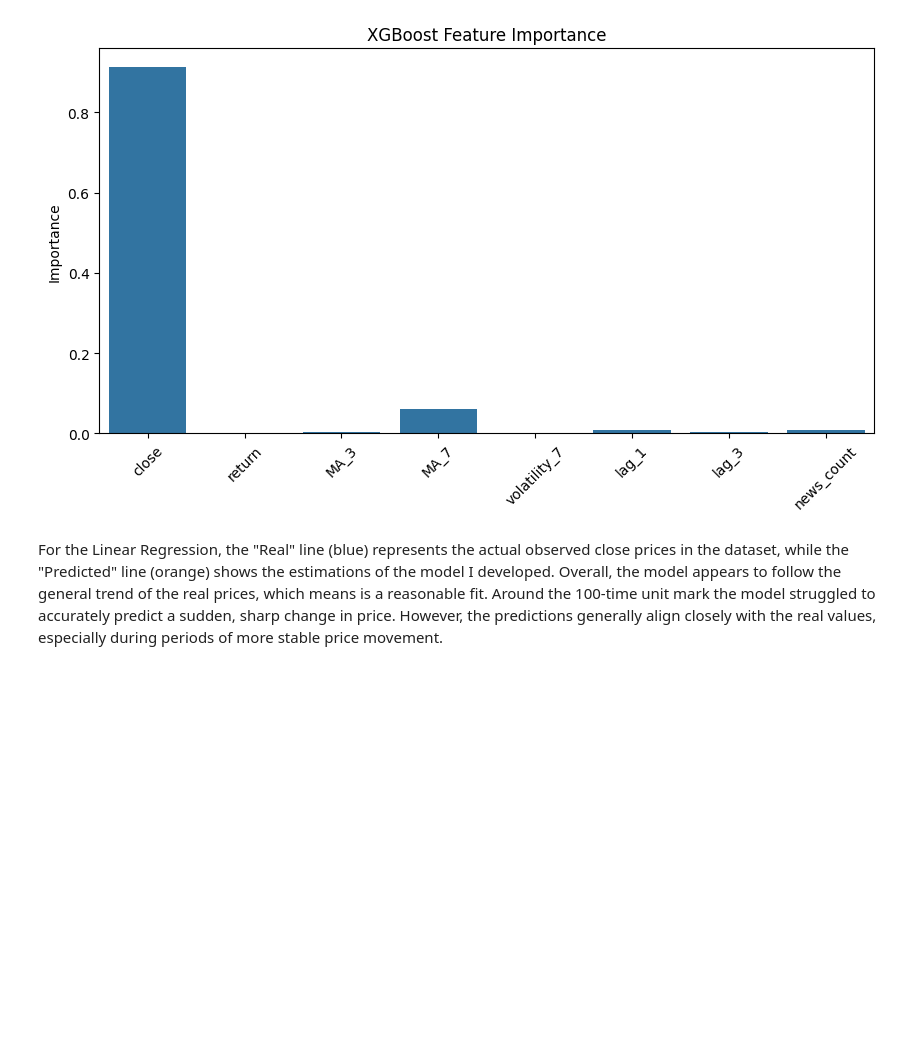
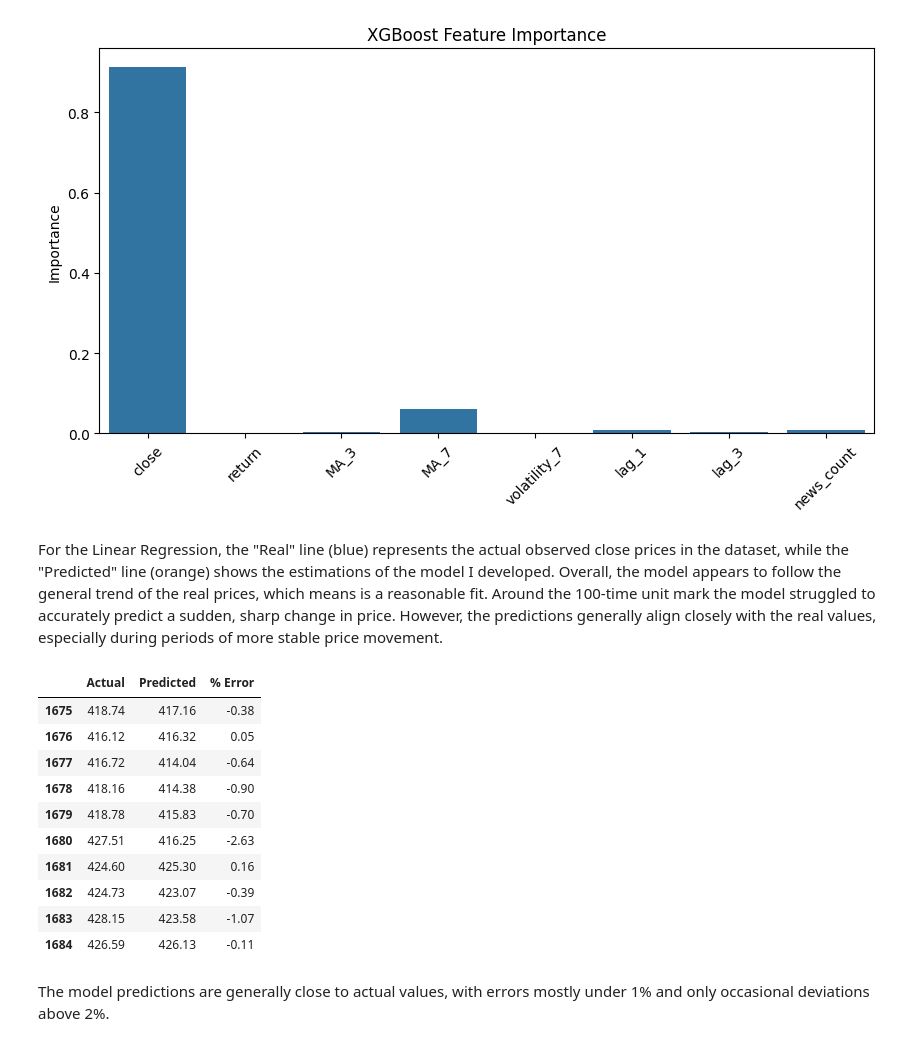
Before and after one commit to danielAcl9/StockPredictor, a Jupyter notebook: main.ipynb, the cells around one changed output. Saved outputs shown, nothing was run; the diff lists cells and outputs as text; code cells hidden in the pictures; blank space fills up the shorter version.

Commit message:
Added Result Table for prediction model

```diff
--- a/main.ipynb
+++ b/main.ipynb
@@ -432,3 +426,29 @@ plt.show()
 [figure]
 # %% [markdown]
 For the Linear Regression, the "Real" line (blue) represents the actual observed close prices in the dataset, while the "Predicted" line (orange) shows the estimations of the model I developed. Overall, the model appears to follow the general trend of the real prices, which means is a reasonable fit. Around the 100-time unit mark the model struggled to accurately predict a sudden, sharp change in price. However, the predictions generally align closely with the real values, especially during periods of more stable price movement.
+# %%
+results_df = pd.DataFrame({
+    "Actual": y_test_clean,
+    "Predicted": y_pred_baseline
+})
+
+# Calculate percentage error
+results_df["% Error"] = ((results_df["Predicted"] - results_df["Actual"]) / results_df["Actual"]) * 100
+
+# Show last 10 rows
+results_sample = results_df.tail(10).round(2)
+display(results_sample)
+# %% [output]
+|  | Actual | Predicted | % Error |
+| 1675 | 418.74 | 417.16 | -0.38 |
+| 1676 | 416.12 | 416.32 | 0.05 |
+| 1677 | 416.72 | 414.04 | -0.64 |
+| 1678 | 418.16 | 414.38 | -0.90 |
+| 1679 | 418.78 | 415.83 | -0.70 |
+| 1680 | 427.51 | 416.25 | -2.63 |
+| 1681 | 424.60 | 425.30 | 0.16 |
+| 1682 | 424.73 | 423.07 | -0.39 |
+| 1683 | 428.15 | 423.58 | -1.07 |
+| 1684 | 426.59 | 426.13 | -0.11 |
+# %% [markdown]
+The model predictions are generally close to actual values, with errors mostly under 1% and only occasional deviations above 2%.
```
Also changed, not shown: parts of 1 cell of this notebook, 1 other file.
